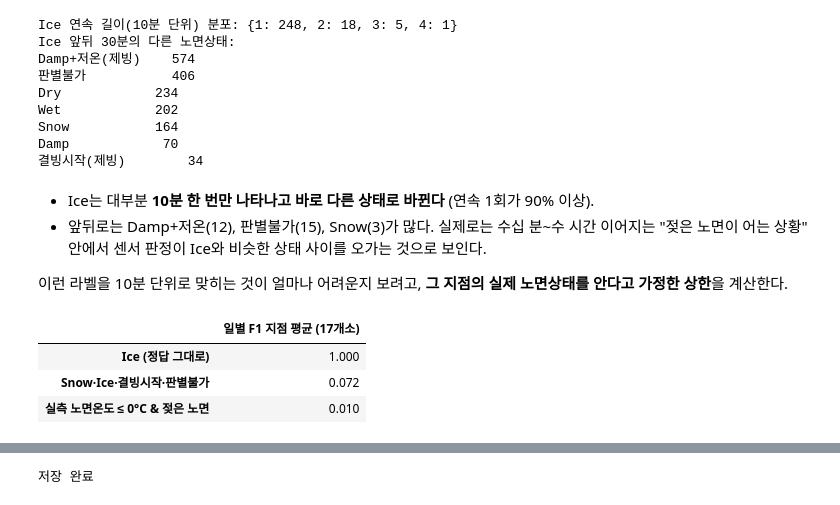
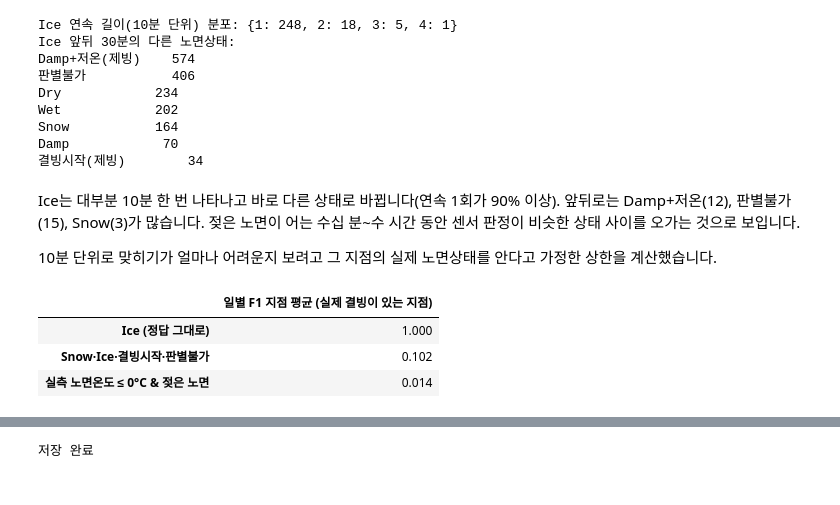
Before and after one commit to haksik-yummy/2026-2_AIcontest, a Jupyter notebook: notebooks/04_icing_classification/04-1_icing_cv.ipynb, the cells around one changed output, grey strips where cells are left out. Drawn from its saved outputs; the diff is of its cells as text; code cells hidden in the pictures.

```diff
--- a/notebooks/04_icing_classification/04-1_icing_cv.ipynb
+++ b/notebooks/04_icing_classification/04-1_icing_cv.ipynb
@@ -99,53 +97,54 @@ Snow           164
 Damp            70
 결빙시작(제빙)        34
 # %% [markdown]
-- Ice는 대부분 **10분 한 번만 나타나고 바로 다른 상태로 바뀐다** (연속 1회가 90% 이상).
-- 앞뒤로는 Damp+저온(12), 판별불가(15), Snow(3)가 많다. 실제로는 수십 분~수 시간 이어지는 "젖은 노면이 어는 상황" 안에서
-  센서 판정이 Ice와 비슷한 상태 사이를 오가는 것으로 보인다.
+Ice는 대부분 10분 한 번 나타나고 바로 다른 상태로 바뀝니다(연속 1회가 90% 이상). 앞뒤로는 Damp+저온(12), 판별불가(15), Snow(3)가 많습니다. 젖은 노면이 어는 수십 분~수 시간 동안 센서 판정이 비슷한 상태 사이를 오가는 것으로 보입니다.
 
-이런 라벨을 10분 단위로 맞히는 것이 얼마나 어려운지 보려고, **그 지점의 실제 노면상태를 안다고 가정한 상한**을 계산한다.
+10분 단위로 맞히기가 얼마나 어려운지 보려고 그 지점의 실제 노면상태를 안다고 가정한 상한을 계산했습니다.
 # %%
-def daily_icing_scores(df, empty_day="skip"):
-    """한 지점(또는 여러 지점)의 일별 TP, FP, FN, Precision, Recall, F1.
+def daily_icing_scores(df):
+    """지점별 일별 TP, FP, FN, Precision, Recall, F1 (QnA 2026-09-30·10-13·11-03 기준).
 
     Args:
         df: stn, time, y_true(0/1), y_pred(0/1) 컬럼을 가진 10분 단위 DataFrame. y_true가 NaN인 시각은 뺀다.
-        empty_day: 실제·예측 모두 결빙이 없는 날(TP+FP+FN=0)의 처리
-            "skip" - 평균에서 뺀다 (기본)
-            "one"  - 완벽히 맞힌 날로 보고 1점을 준다
-    분모가 0인 지표(예: 예측이 없는 날의 Precision)는 0으로 둔다.
+
+    실제·예측 결빙이 모두 없는 날은 세 지표 모두 평균에서 뺀다 (NaN).
+    결빙을 놓친 날은 Precision을 계산할 수 없어 평균에서 빼고, Recall·F1은 0이다.
+    실제 결빙 없이 예측만 한 날은 Recall을 계산할 수 없어 평균에서 빼고, Precision·F1은 0이다.
     """
     d = df.dropna(subset=["y_true"]).copy()
     d["date"] = d["time"].dt.normalize()
     y, p = d["y_true"].astype(int), d["y_pred"].astype(int)
     d["TP"], d["FP"], d["FN"] = y & p, (1 - y) & p, y & (1 - p)
     day = d.groupby(["stn", "date"])[["TP", "FP", "FN"]].sum()
     tp, fp, fn = day["TP"], day["FP"], day["FN"]
-    day["Precision"] = np.where(tp + fp > 0, tp / (tp + fp).replace(0, 1), 0.0)
-    day["Recall"] = np.where(tp + fn > 0, tp / (tp + fn).replace(0, 1), 0.0)
-    day["F1"] = np.where(2 * tp + fp + fn > 0, 2 * tp / (2 * tp + fp + fn).replace(0, 1), 0.0)
-    empty = (tp + fp + fn) == 0
-    day.loc[empty, ["Precision", "Recall", "F1"]] = np.nan if empty_day == "skip" else 1.0
-    day["evaluated"] = ~empty if empty_day == "skip" else True
+    day["Precision"] = (tp / (tp + fp)).where(tp + fp > 0)
+    day["Recall"] = (tp / (tp + fn)).where(tp + fn > 0)
+    day["F1"] = (2 * tp / (2 * tp + fp + fn)).where(tp + fp + fn > 0)
     return day.reset_index()
 
 
-def daily_f1(df, pred, empty_day="skip"):
-    """여러 지점의 일별 F1을 지점별로 평균한 뒤 다시 지점 평균한 값 (모델 선택용 한 숫자)."""
+def stations_with_ice(day):
+    """실제 결빙이 한 번이라도 있는 지점. 나머지는 '산출불가'로 평균에서 뺀다 (QnA 2026-11-02·11-03)."""
+    obs = (day["TP"] + day["FN"]).groupby(day["stn"]).sum()
+    return obs.index[obs > 0]
+
+
+def daily_f1(df, pred):
+    """실제 결빙이 있는 지점의 일별 F1을 지점별로 평균한 뒤 다시 지점 평균한 값 (모델 선택용 한 숫자)."""
     day = daily_icing_scores(pd.DataFrame({"stn": df["stn"].values, "time": df["time"].values,
-                                           "y_true": df["ice"].values, "y_pred": np.asarray(pred, int)}), empty_day)
-    return day.groupby("stn")["F1"].mean().mean()
+                                           "y_true": df["ice"].values, "y_pred": np.asarray(pred, int)}))
+    return day[day["stn"].isin(stations_with_ice(day))].groupby("stn")["F1"].mean().mean()
 
 
 oracle = {
     "Ice (정답 그대로)": sf["state"] == 4,
     "Snow·Ice·결빙시작·판별불가": sf["state"].isin([3, 4, 13, 15]),
     "실측 노면온도 ≤ 0°C & 젖은 노면": (sf["rst"] <= 0) & sf["state"].isin([2, 3, 4, 11, 12, 13, 14, 15]),
 }
-pd.Series({k: daily_f1(sf, v) for k, v in oracle.items()}, name="일별 F1 지점 평균 (17개소)").round(3).to_frame()
+pd.Series({k: daily_f1(sf, v) for k, v in oracle.items()}, name="일별 F1 지점 평균 (실제 결빙이 있는 지점)").round(3).to_frame()
 # %% [output]
-|  | 일별 F1 지점 평균 (17개소) |
+|  | 일별 F1 지점 평균 (실제 결빙이 있는 지점) |
 | Ice (정답 그대로) | 1.000 |
-| Snow·Ice·결빙시작·판별불가 | 0.072 |
-| 실측 노면온도 ≤ 0°C & 젖은 노면 | 0.010 |
+| Snow·Ice·결빙시작·판별불가 | 0.102 |
+| 실측 노면온도 ≤ 0°C & 젖은 노면 | 0.014 |
 # %% [markdown]
```
Also changed, not shown: parts of 17 cells of this notebook.
